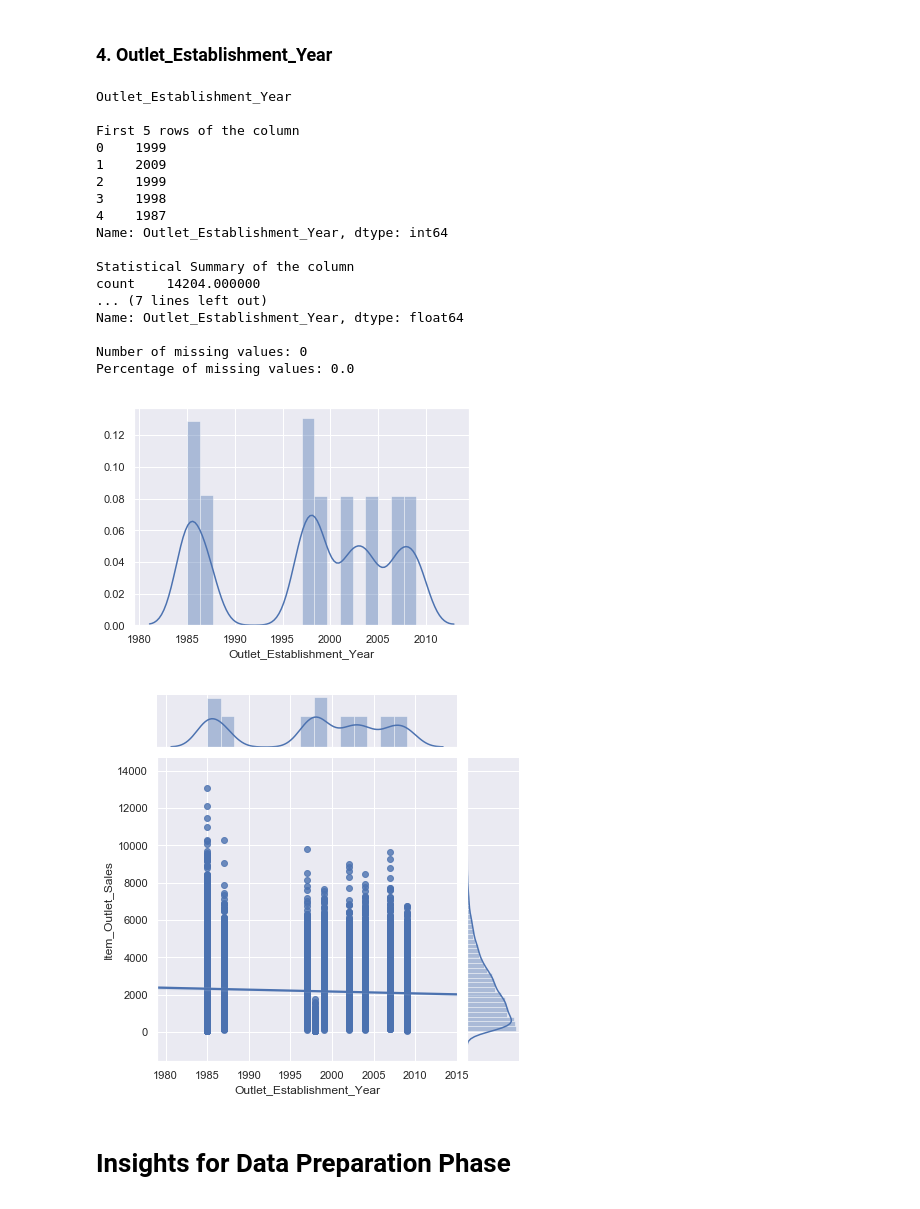
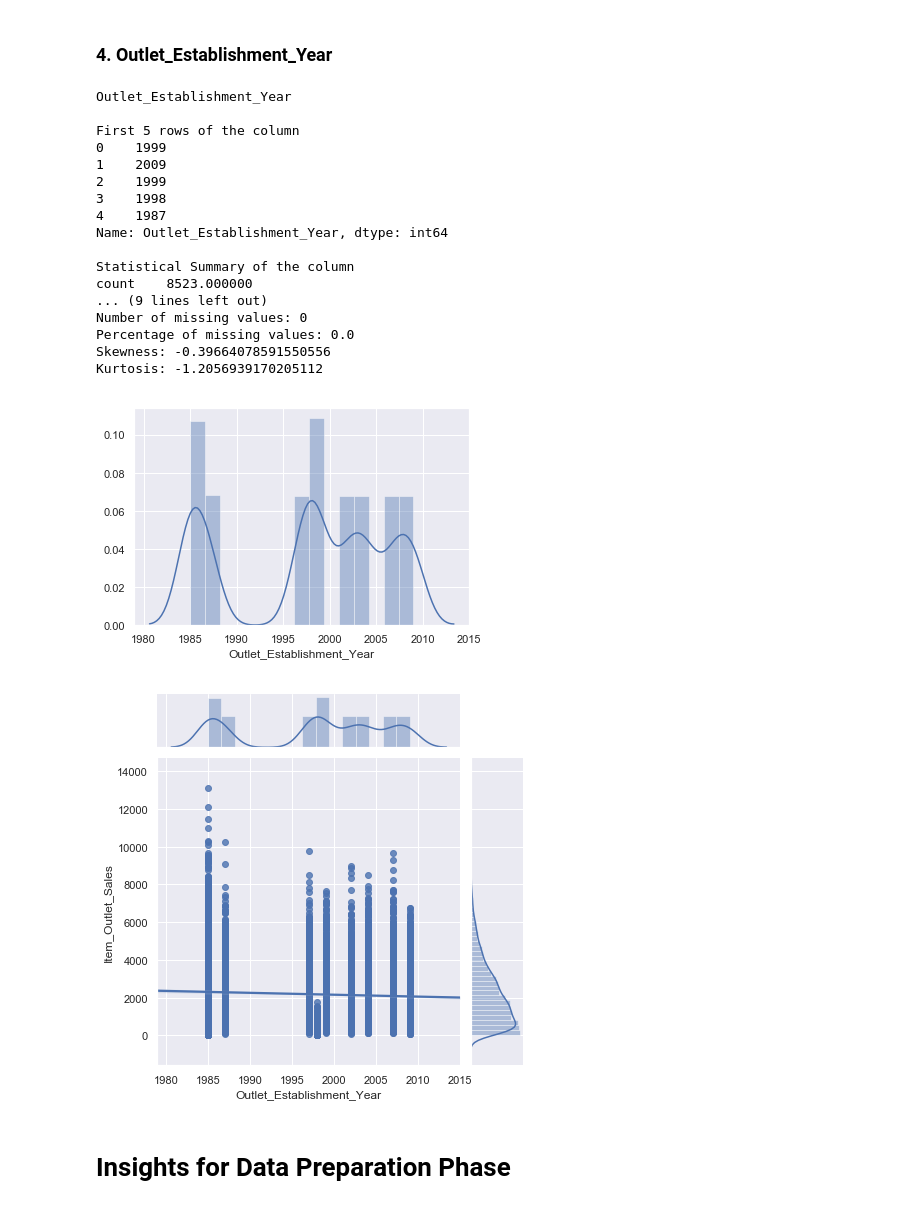
Before and after one commit to Shivaansh-Agarwal/Big-Mart-Sales-Prediction, a Jupyter notebook: 2 Data Understanding.ipynb, the cells around one changed output. Cells and saved outputs as stored; diff of their text form; code cells hidden in the pictures.

```diff
--- a/2 Data Understanding.ipynb
+++ b/2 Data Understanding.ipynb
@@ -80,3 +56,0 @@ Before merging the two datasets in order to do data preprocessing let's first ad
-# %%
-train['data'] = 1 # 1 means data of training dataset
-test['data'] = 0  # 2 means data of Test Dataset
@@ -534,0 +466,4 @@ sns.boxplot(x="Item_Type", y="Item_MRP", data=train ,palette='rainbow');
+# %%
+# Since all the categories do not have sufficient amount of entries, it'll be better if we could group them.
+train['Item_Type_Combined'] = train.loc[:,'Item_Identifier'].apply(lambda x: x[:2])
+test['Item_Type_Combined'] = test.loc[:,'Item_Identifier'].apply(lambda x: x[:2])
@@ -1006,7 +986,7 @@ sns.boxplot(y='Item_MRP',data=df);
 # %% [markdown]
 ### 4. Outlet_Establishment_Year
 # %%
-basic_stat_quantitative(df,'Outlet_Establishment_Year')
+basic_stat_quantitative(train,'Outlet_Establishment_Year')
 # %% [output]
 Outlet_Establishment_Year
 
@@ -1019,20 +999,20 @@ First 5 rows of the column
 Name: Outlet_Establishment_Year, dtype: int64
 
 Statistical Summary of the column
-count    14204.000000
-... (7 lines left out)
-Name: Outlet_Establishment_Year, dtype: float64
-
+count    8523.000000
+... (9 lines left out)
 Number of missing values: 0
 Percentage of missing values: 0.0
+Skewness: -0.39664078591550556
+Kurtosis: -1.2056939170205112
 # %%
-sns.distplot(df['Outlet_Establishment_Year'].dropna());
+sns.distplot(train['Outlet_Establishment_Year'].dropna());
 # %% [output]
-[figure, old version]
+[figure, new version]
 # %%
-sns.jointplot(x='Outlet_Establishment_Year',y='Item_Outlet_Sales',data=df,kind='reg');
+sns.jointplot(x='Outlet_Establishment_Year',y='Item_Outlet_Sales',data=train,kind='reg');
 # %% [output]
-[figure, old version]
+[figure, new version]
 # %% [markdown]
 # Insights for Data Preparation Phase
 # %% [markdown]
```
Also changed, not shown: parts of 97 cells of this notebook, 12 other files.
